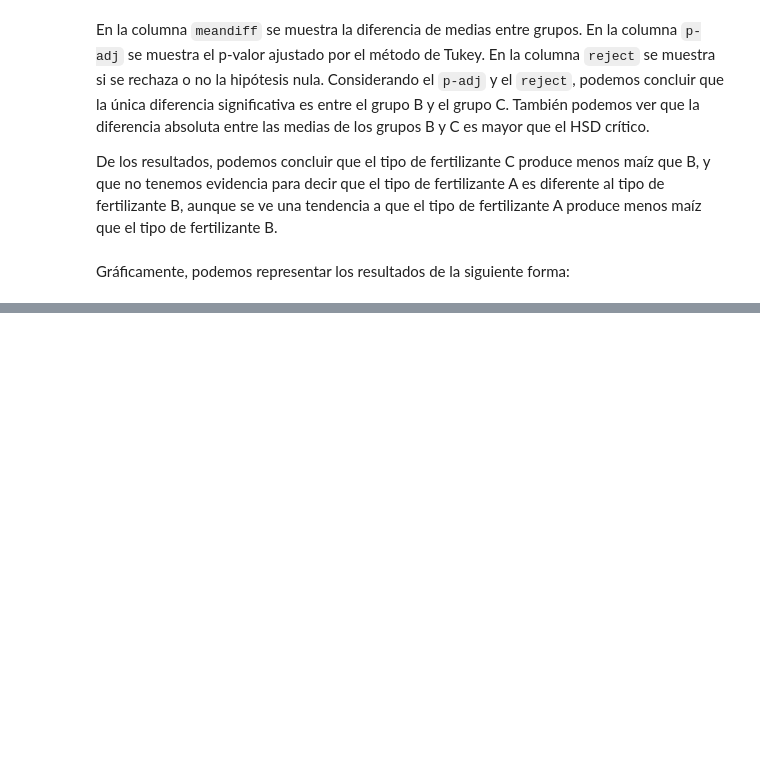
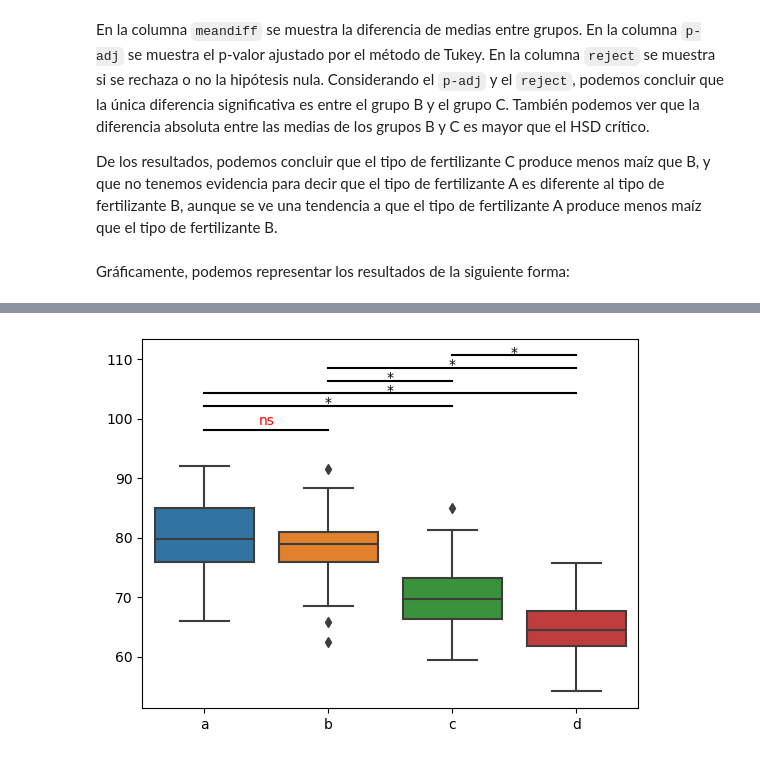
Before and after one commit to jealcalat/Analisis_multivariado-deprecated-, a Jupyter notebook: 4_tecnicas_multivariadas/4.1_anova_manova_ancova.ipynb, the cells around one changed output, grey strips where cells are left out. Saved outputs shown, nothing was run; the diff lists cells and outputs as text; code cells hidden in the pictures; blank space fills up the shorter version.

```diff
--- a/4_tecnicas_multivariadas/4.1_anova_manova_ancova.ipynb
+++ b/4_tecnicas_multivariadas/4.1_anova_manova_ancova.ipynb
@@ -424,0 +440,15 @@ plot_boxplots_with_significance(df, "group", "y",
+# %%
+np.random.seed(123)
+a = np.random.normal(80, 5, 100)
+b = np.random.normal(78.6, 5, 100)
+c = np.random.normal(70.2, 5, 100)
+d = np.random.normal(65.4, 5, 100)
+
+df = pd.DataFrame()
+df["y"] = np.concatenate([a, b, c, d])
+df["group"] = list("".join([100 * char for char in "abcd"]))
+df = df.join(pd.get_dummies(df.group, prefix="group", drop_first=True).astype(np.float64))
+# %%
+plot_boxplots_with_significance(df, "group", "y")
+# %% [output]
+[figure, added]
```
Also changed, not shown: parts of 5 cells of this notebook.
